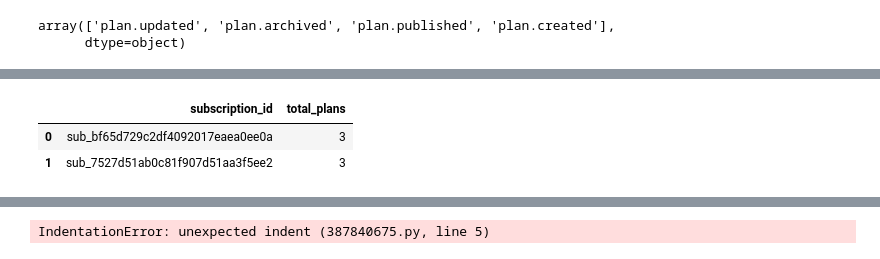
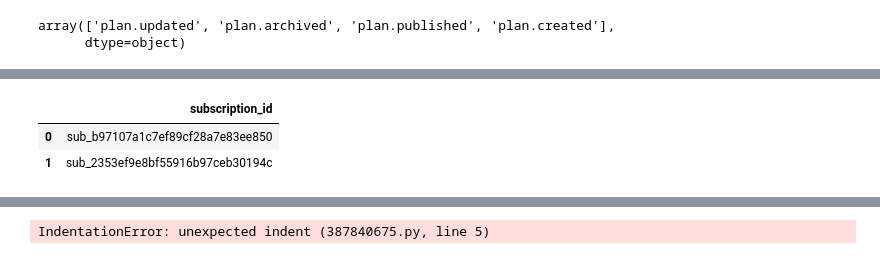
Before and after one commit to Robertoarce/gigs-sql, a Jupyter notebook: analysis.ipynb, the cells around one changed output, grey strips where cells are left out. Cells and saved outputs as stored; diff of their text form; code cells hidden in the pictures.

```diff
--- a/analysis.ipynb
+++ b/analysis.ipynb
@@ -208,20 +255,19 @@ Plan:
 # %%
 %%sql
 
 # can a subscription have multiple plans? - YES
 
 SELECT
-
-  subscription_id,
-  count(distinct plan_id) as total_plans
+subscription_id
+# count(Distinct plan_id) as total_plans
 FROM usage_data
-group by 1
-order by 2 desc
+# group by 1
+# order by 2 desc
 limit 2;
 # %% [output]
-|  | subscription_id | total_plans |
-| 0 | sub_bf65d729c2df4092017eaea0ee0a | 3 |
-| 1 | sub_7527d51ab0c81f907d51aa3f5ee2 | 3 |
+|  | subscription_id |
+| 0 | sub_b97107a1c7ef89cf28a7e83ee850 |
+| 1 | sub_2353ef9e8bf55916b97ceb30194c |
 # %%
 %%sql
 
```
Also changed, not shown: parts of 29 cells of this notebook.
